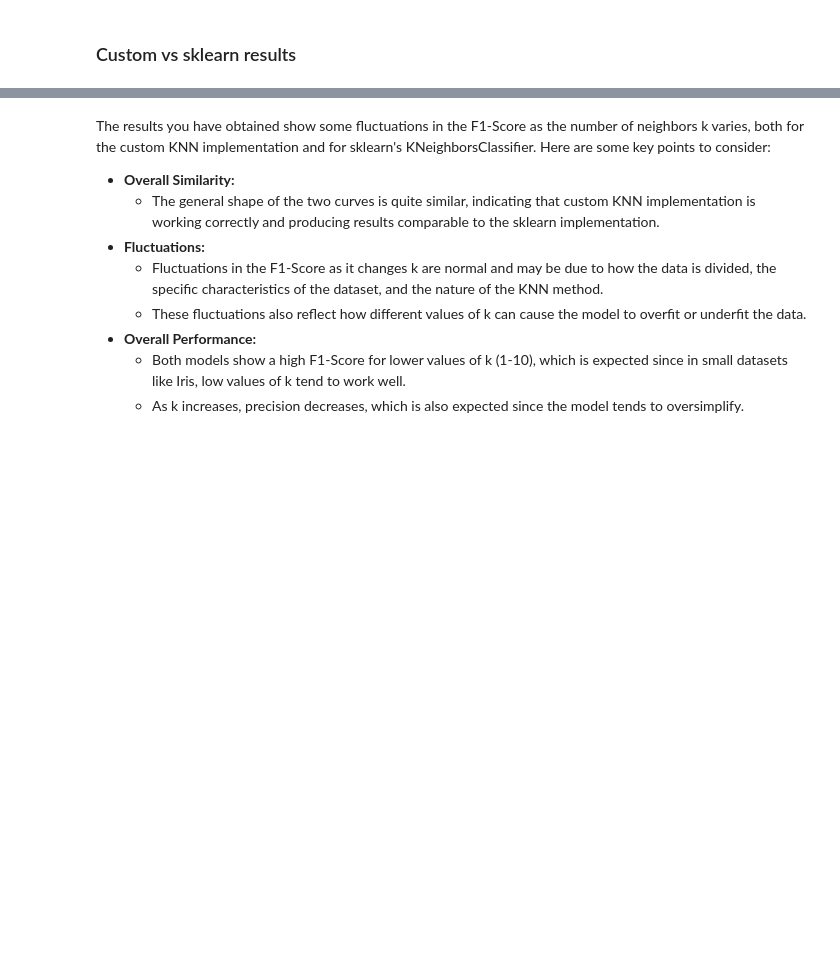
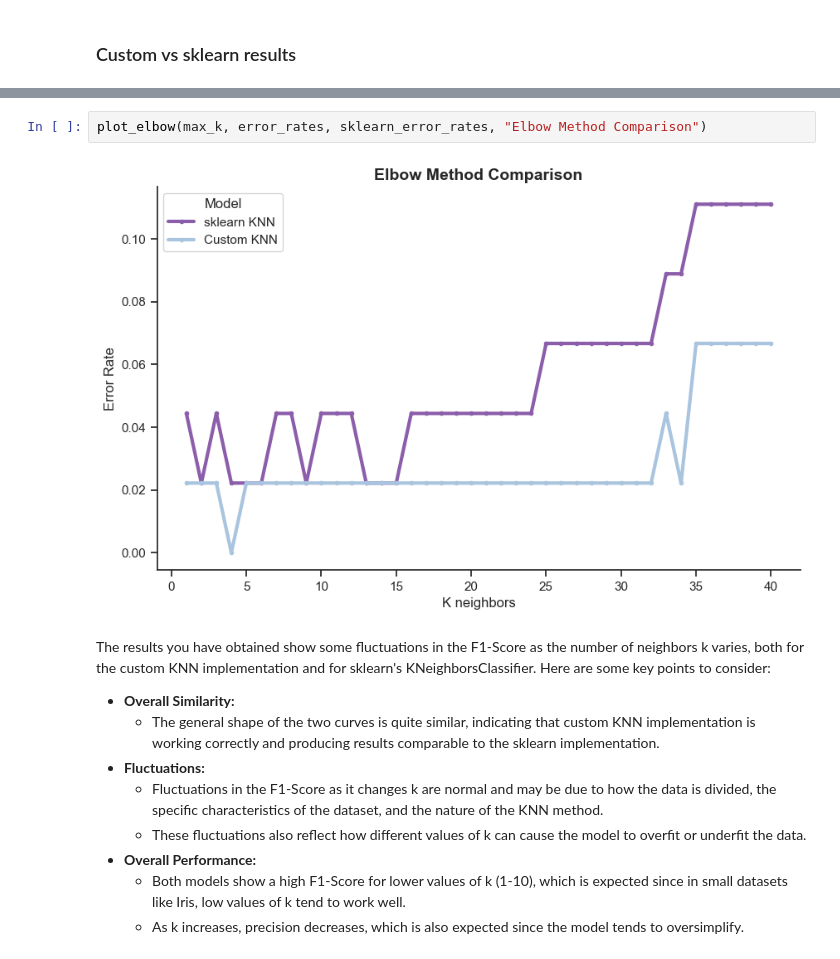
Before and after one commit to vanstrouble/knn-from-scratch, a Jupyter notebook: knn_model.ipynb, the cells around one changed output, grey strips where cells are left out. Drawn from its saved outputs; the diff is of its cells as text; blank space fills up the shorter version.

```diff
--- a/knn_model.ipynb
+++ b/knn_model.ipynb
@@ -191,3 +167,7 @@ plt.show()
+# %%
+plot_elbow(max_k, error_rates, sklearn_error_rates, "Elbow Method Comparison")
+# %% [output]
+[figure, added]
 # %% [markdown]
 The results you have obtained show some fluctuations in the F1-Score as the number of neighbors k varies, both for the custom KNN implementation and for sklearn's KNeighborsClassifier.
 Here are some key points to consider:
```
Also changed, not shown: parts of 12 cells of this notebook.
